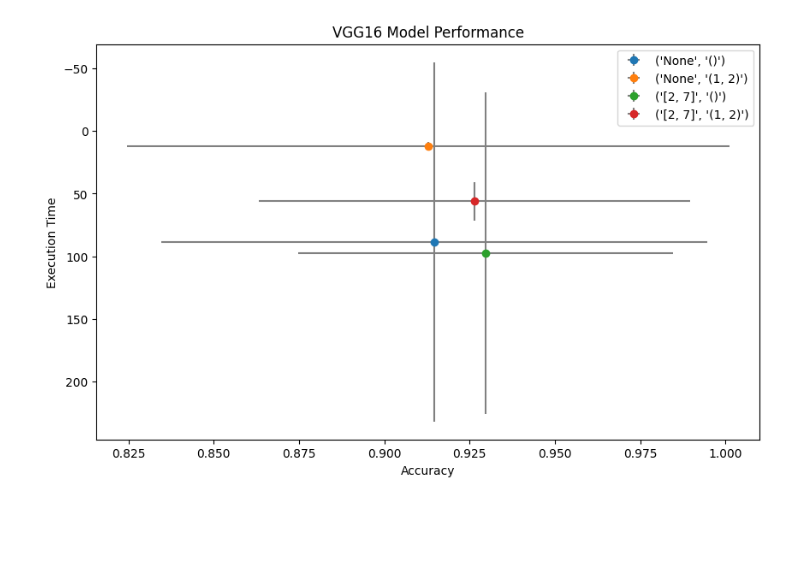
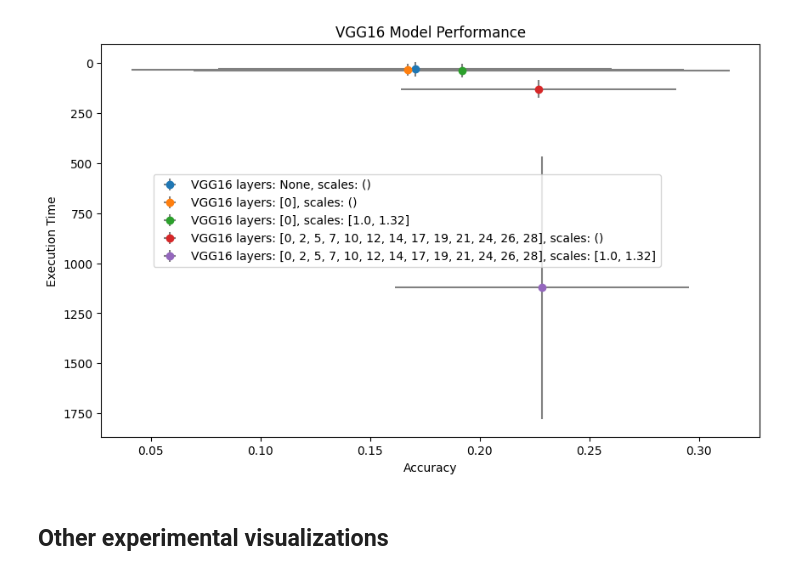
Before and after one commit to quasar1357/dino_paint, a Jupyter notebook: dino_evaluate.ipynb, the cells around one changed output. Drawn from its saved outputs; the diff is of its cells as text; code cells hidden in the pictures; blank space fills up the shorter version.

```diff
--- a/dino_evaluate.ipynb
+++ b/dino_evaluate.ipynb
@@ -6,0 +6,4 @@ test_df = pd.read_csv("accuracies_231117113937.csv", na_filter=False)
+# %%
+# test_df = pd.read_csv("accuracies_231117113937.csv", na_filter=False)
+# test_df = pd.read_csv("accuracies_231128010408.csv", na_filter=False)
+test_df = pd.read_csv("accuracies_231128035352.csv", na_filter=False)
@@ -40,15 +120,15 @@ None         ()            0.914638       88.409222
 # %%
 # Group the data by DINOv2 Model, DINOv2 Layers, and DINOv2 Scales
-grouped_dinov2 = test_df.groupby(["DINOv2 Model", "DINOv2 Layers", "DINOv2 Scales"])
+grouped_dinov2 = test_df.groupby(["DINOv2 Model", "DINOv2 Layers", "DINOv2 Scales"], sort = False)
 
 # Plot the mean accuracy and execution time for each group
 fig, ax = plt.subplots(figsize=(10, 6))
 for name, group in grouped_dinov2:
     accuracy = group["Accuracy"].mean()
     execution_time = group["Execution Time"].mean()
-    accuracy_var = group["Accuracy"].var()
-    execution_time_var = group["Execution Time"].var()
-    ax.errorbar(accuracy, execution_time, xerr=np.sqrt(accuracy_var), yerr=np.sqrt(execution_time_var), fmt='o', label=name, ecolor='grey')
+    accuracy_var = group["Accuracy"].std()
+    execution_time_var = group["Execution Time"].std()
+    ax.errorbar(accuracy, execution_time, xerr=accuracy_var, yerr=execution_time_var, fmt='o', label=f'DINOv2 model: {name[0]}{", " + str(name[1]) if name[0] != "None" else ""}{", scales: " + str(name[2])}', ecolor='grey')
 
 # Set the labels and title
 ax.set_xlabel("Accuracy")
@@ -57,7 +137,7 @@ ax.invert_yaxis()
 ax.set_title("DINOv2 Model Performance")
 
 # Add a legend
-ax.legend()
+ax.legend(loc='center left', bbox_to_anchor=(0.1, 0.2))
 
 # Show the plot
 plt.show()
@@ -66,26 +167,28 @@ plt.show()
 # %%
 # Group the data by VGG16 Layers, and VGG16 Scales
-grouped_vgg = test_df.groupby(["VGG16 Layers", "VGG16 Scales"])
+grouped_vgg = test_df.groupby(["VGG16 Layers", "VGG16 Scales"], sort = False)
 
 # Plot the mean accuracy and execution time for each group
 fig, ax = plt.subplots(figsize=(10, 6))
 for name, group in grouped_vgg:
     accuracy = group["Accuracy"].mean()
     execution_time = group["Execution Time"].mean()
-    accuracy_var = group["Accuracy"].var()
-    execution_time_var = group["Execution Time"].var()
-    ax.errorbar(accuracy, execution_time, xerr=np.sqrt(accuracy_var), yerr=np.sqrt(execution_time_var), fmt='o', label=name, ecolor='grey')
+    accuracy_var = group["Accuracy"].std()
+    execution_time_var = group["Execution Time"].std()
+    ax.errorbar(accuracy, execution_time, xerr=accuracy_var, yerr=execution_time_var, fmt='o', label=f'VGG16 layers: {name[0]}{", scales: " + str(name[1])}', ecolor='grey')
 
 # Set the labels and title
 ax.set_xlabel("Accuracy")
 ax.set_ylabel("Execution Time")
 ax.invert_yaxis()
 ax.set_title("VGG16 Model Performance")
 
 # Add a legend
-ax.legend()
+ax.legend(loc='center left', bbox_to_anchor=(0.07, 0.55))
 
 # Show the plot
 plt.show()
 # %% [output]
-[figure, old version]
+[figure, new version]
+# %% [markdown]
+## Other experimental visualizations
```
Also changed, not shown: parts of 11 cells of this notebook, 7 other files.
